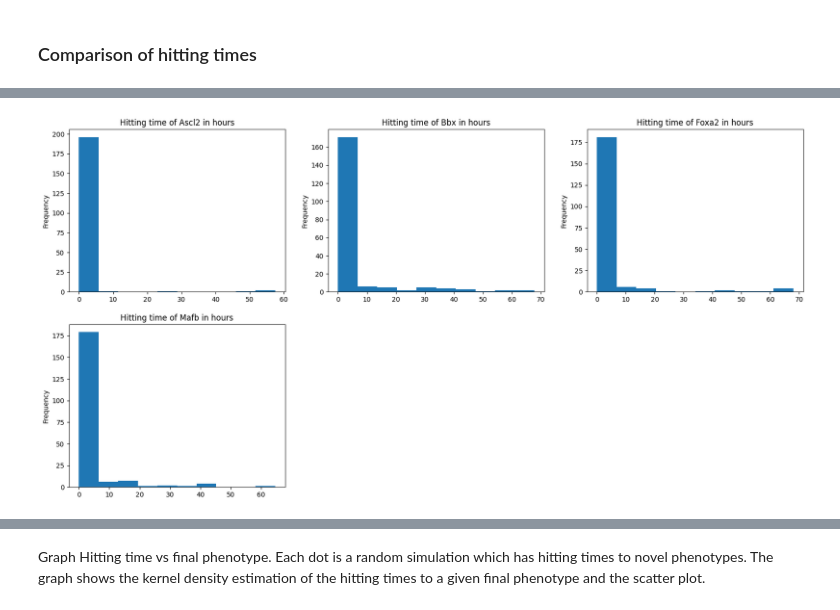
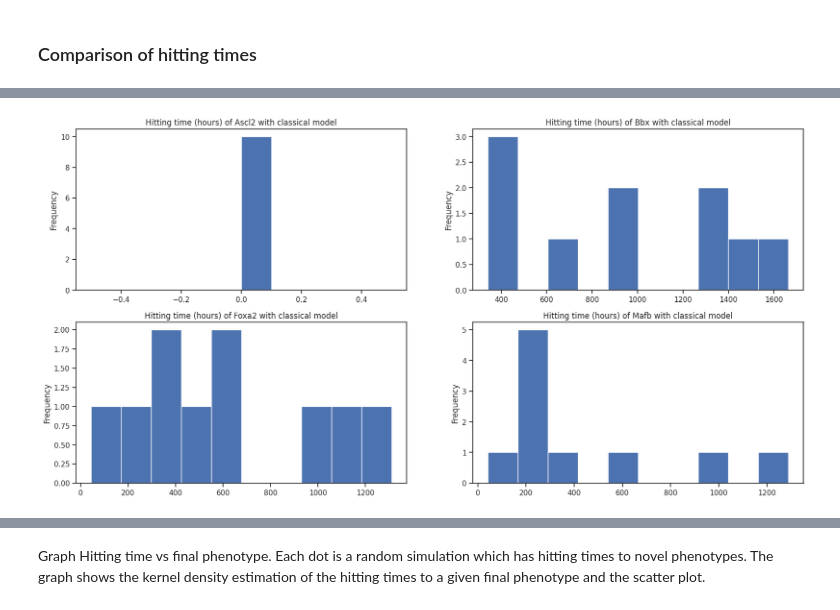
Before and after one commit to miguelruor/GeneticEvolution, a Jupyter notebook: GeneticEvolution.ipynb, the cells around one changed output, grey strips where cells are left out. Cells and saved outputs as stored; diff of their text form; code cells hidden in the pictures.

Commit message:
Cálculo de hitting time variando el measurement rate

```diff
--- a/GeneticEvolution.ipynb
+++ b/GeneticEvolution.ipynb
@@ -1226,0 +1502,5 @@ all_evolution_paths_mutations[0]
+# %%
+N1 = len(simulations_results)
+N2 = len(simulations_results_c)
+evolution_paths_c = evolutionPaths_c(range(N2-simulations, N2))
+evolution_paths = evolutionPaths(range(N1-simulations, N1))
@@ -1226,0 +1535,12 @@ all_evolution_paths_mutations[0]
+# %%
+plt.figure(figsize=(20,20), dpi=200)
+np.random.seed(2021)
+indices = range(351, 361)
+
+for i in range(9):
+  simulation_index = indices[i]
+  plt.subplot(5,2,i+1)
+  plt.title("Quantum walks: Holding (Mutation) time, simulation "+str(simulation_index)+", measurement rate = "+str(parameters['measurement_rate'][len(parameters)-2]))
+  evolution_paths[simulation_index][evolution_paths[simulation_index]['mutation time']>0]['mutation time'].plot(kind="hist", bins=50)
+
+plt.show()
@@ -1226,0 +1551,10 @@ all_evolution_paths_mutations[0]
+# %%
+simulation_times = pd.DataFrame(columns=['model', 'simulation time'])
+
+for i in last_simulations.index:
+  simulation_times = simulation_times.append({'model': 'quantum', 'simulation time':
+                          simulations_results['simulation time'][i]/resolution_time}, ignore_index=True)
+
+for i in last_simulations_c.index:
+  simulation_times = simulation_times.append({'model': 'classical', 'simulation time':
+                          simulations_results_c['simulation time'][i]/resolution_time}, ignore_index=True)
@@ -1228,0 +1575,9 @@ all_evolution_paths_mutations[0]
+# %%
+plt.figure(figsize=(20,10), dpi=100)
+
+for i, phen in enumerate(phenotypes):
+  plt.subplot(2,2,i+1)
+  plt.title(f'Hitting time ({resolution}) of " + {phen} +" with quantum model (measurement rate = {measurement_rate})')
+  (last_simulations['tau_'+phen]/resolution_time).plot(kind="hist")
+
+plt.show()
@@ -1229,11 +1586,11 @@ all_evolution_paths_mutations[0]
 # %%
 plt.figure(figsize=(20,10), dpi=100)
 
 for i, phen in enumerate(phenotypes):
-  plt.subplot(2,3,i+1)
-  plt.title("Hitting time of " + phen +" in hours")
-  (simulations_results['tau_'+phen]/(3600)).plot(kind="hist")
+  plt.subplot(2,2,i+1)
+  plt.title("Hitting time (hours) of " + phen+" with classical model")
+  (last_simulations_c['tau_'+phen]/(resolution_time)).plot(kind="hist")
 
 plt.show()
 # %% [output]
-[figure, old version]
+[figure, new version]
```
Also changed, not shown: parts of 169 cells of this notebook.
